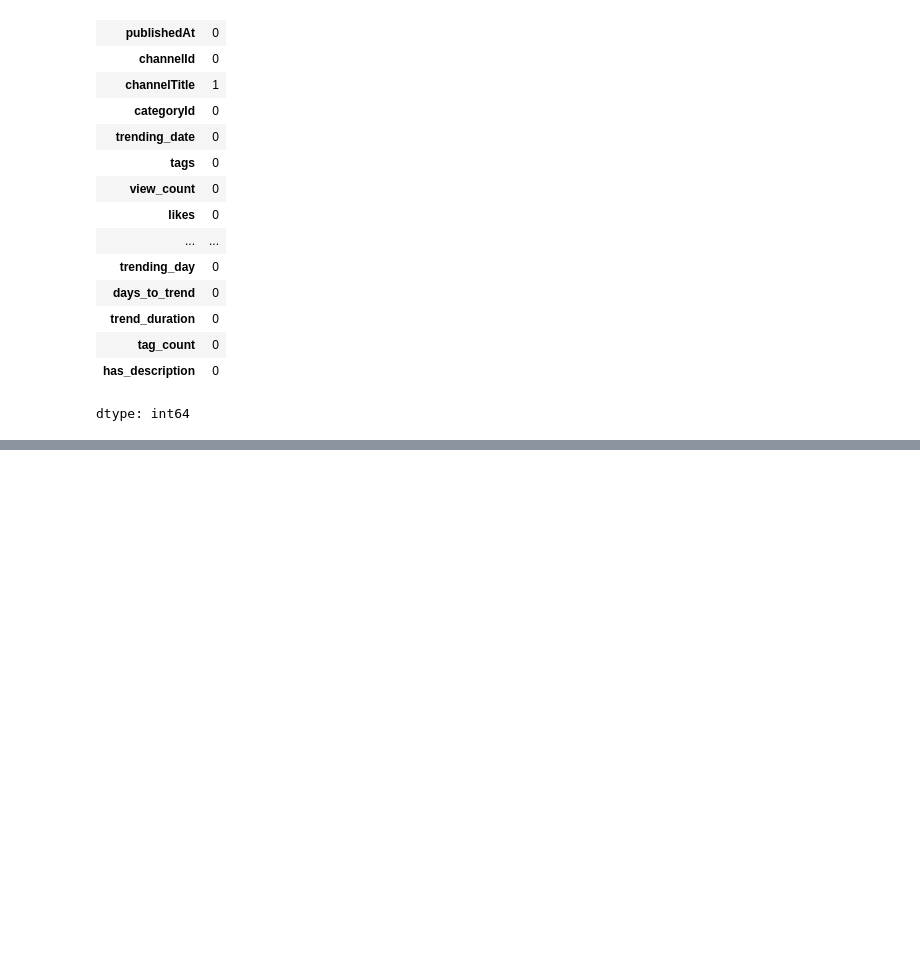
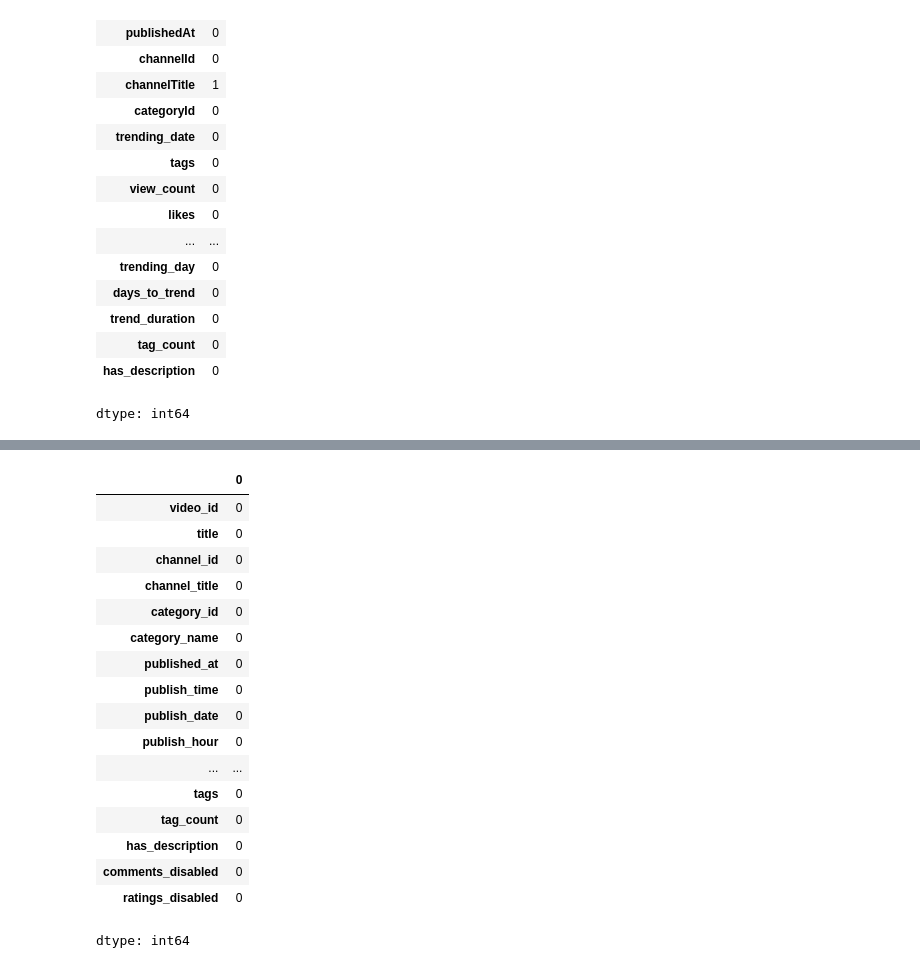
Before and after one commit to pankaj-cod/SectionD_Team16_YoutubeTrending, a Jupyter notebook: notebooks/02_cleaning_ipynb.ipynb, the cells around one changed output, grey strips where cells are left out. Drawn from its saved outputs; the diff is of its cells as text; code cells hidden in the pictures; blank space fills up the shorter version.

```diff
--- a/notebooks/02_cleaning_ipynb.ipynb
+++ b/notebooks/02_cleaning_ipynb.ipynb
@@ -267,3 +337,24 @@ See the caveats in the documentation: https://pandas.pydata.org/pandas-docs/stab
+# %%
+df.isnull().sum()
+# %% [output]
+|  | 0 |
+| video_id | 0 |
+| title | 0 |
+| channel_id | 0 |
+| channel_title | 0 |
+| category_id | 0 |
+| category_name | 0 |
+| published_at | 0 |
+| publish_time | 0 |
+| publish_date | 0 |
+| publish_hour | 0 |
+| ... | ... |
+| tags | 0 |
+| tag_count | 0 |
+| has_description | 0 |
+| comments_disabled | 0 |
+| ratings_disabled | 0 |
+dtype: int64
 # %%
 df.info()
 # %% [output]
```
Also changed, not shown: parts of 15 cells of this notebook.
